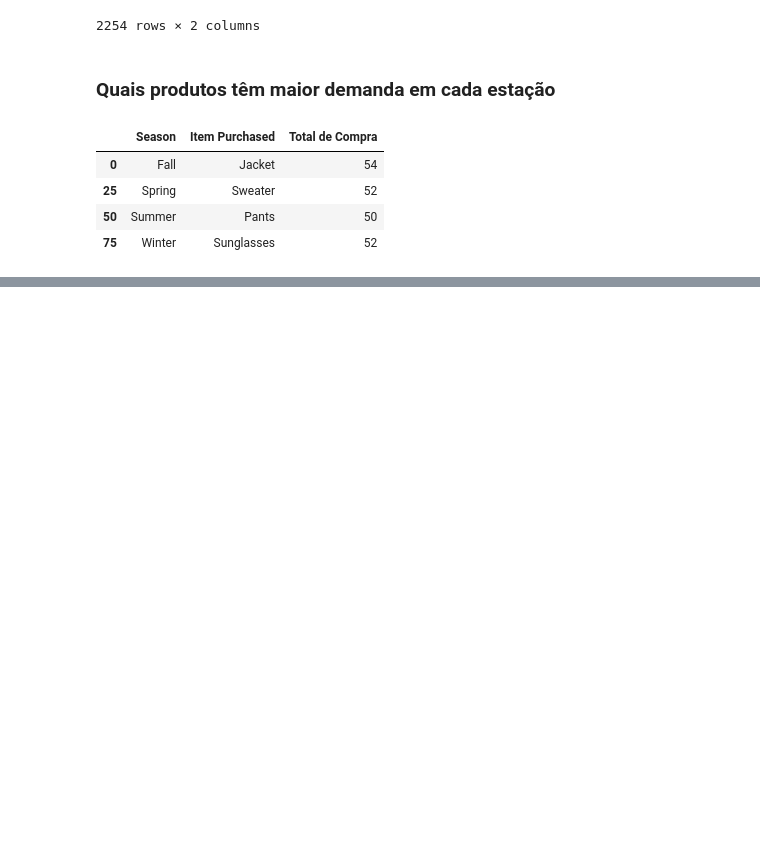
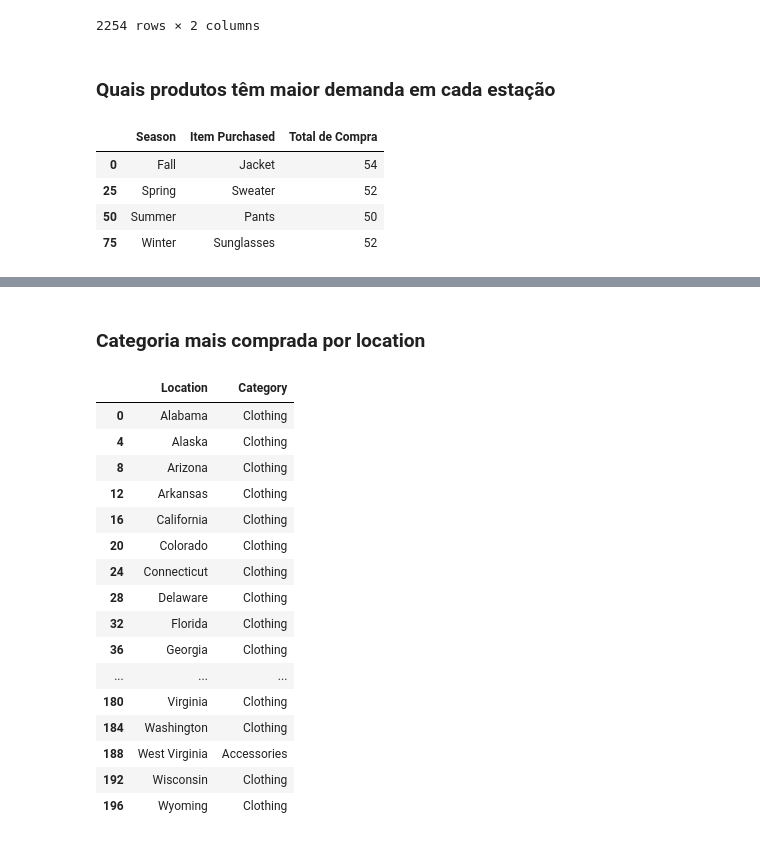
Before and after one commit to lucasz-g/Projetos-Pandas, a Jupyter notebook: Projetos/Projeto Shopping Trends/analise.ipynb, the cells around one changed output, grey strips where cells are left out. Saved outputs shown, nothing was run; the diff lists cells and outputs as text; code cells hidden in the pictures; blank space fills up the shorter version.

```diff
--- a/Projetos/Projeto Shopping Trends/analise.ipynb
+++ b/Projetos/Projeto Shopping Trends/analise.ipynb
@@ -174,0 +214,32 @@ df_item_season
+# %% [markdown]
+### Categoria mais comprada por location
+# %%
+df_categoria_location = df.groupby('Location')['Category'].value_counts().reset_index(name='Total de Compras')
+
+df_categoria_location = df_categoria_location.sort_values(['Category', 'Total de Compras'], ascending=[True, False])
+
+df_categoria_location = df_categoria_location.loc[
+    df_categoria_location.groupby('Location')['Total de Compras'].idxmax()
+]
+
+df_categoria_location = df_categoria_location.drop(columns=['Total de Compras'])
+
+df_categoria_location
+# %% [output]
+|  | Location | Category |
+| 0 | Alabama | Clothing |
+| 4 | Alaska | Clothing |
+| 8 | Arizona | Clothing |
+| 12 | Arkansas | Clothing |
+| 16 | California | Clothing |
+| 20 | Colorado | Clothing |
+| 24 | Connecticut | Clothing |
+| 28 | Delaware | Clothing |
+| 32 | Florida | Clothing |
+| 36 | Georgia | Clothing |
+| ... | ... | ... |
+| 180 | Virginia | Clothing |
+| 184 | Washington | Clothing |
+| 188 | West Virginia | Accessories |
+| 192 | Wisconsin | Clothing |
+| 196 | Wyoming | Clothing |
```
Also changed, not shown: parts of 13 cells of this notebook, 4 other files.
